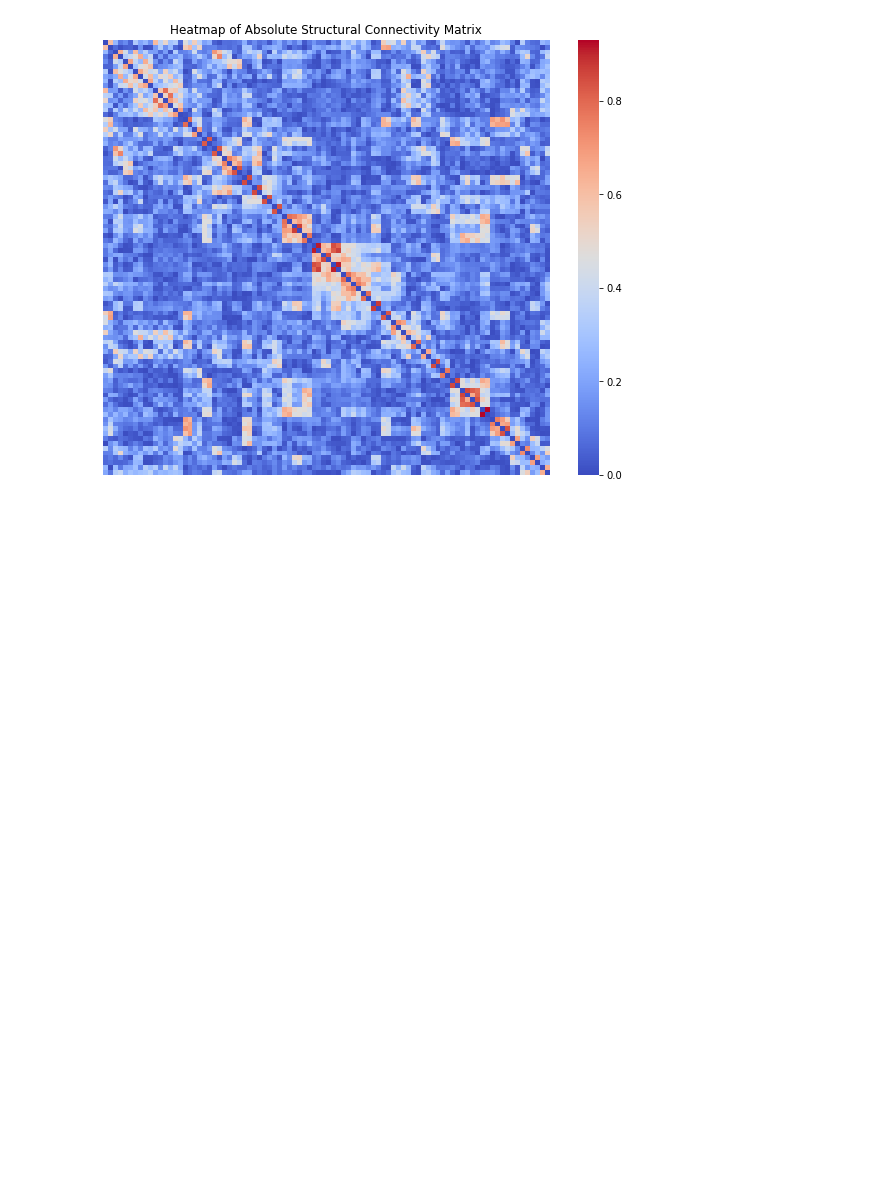
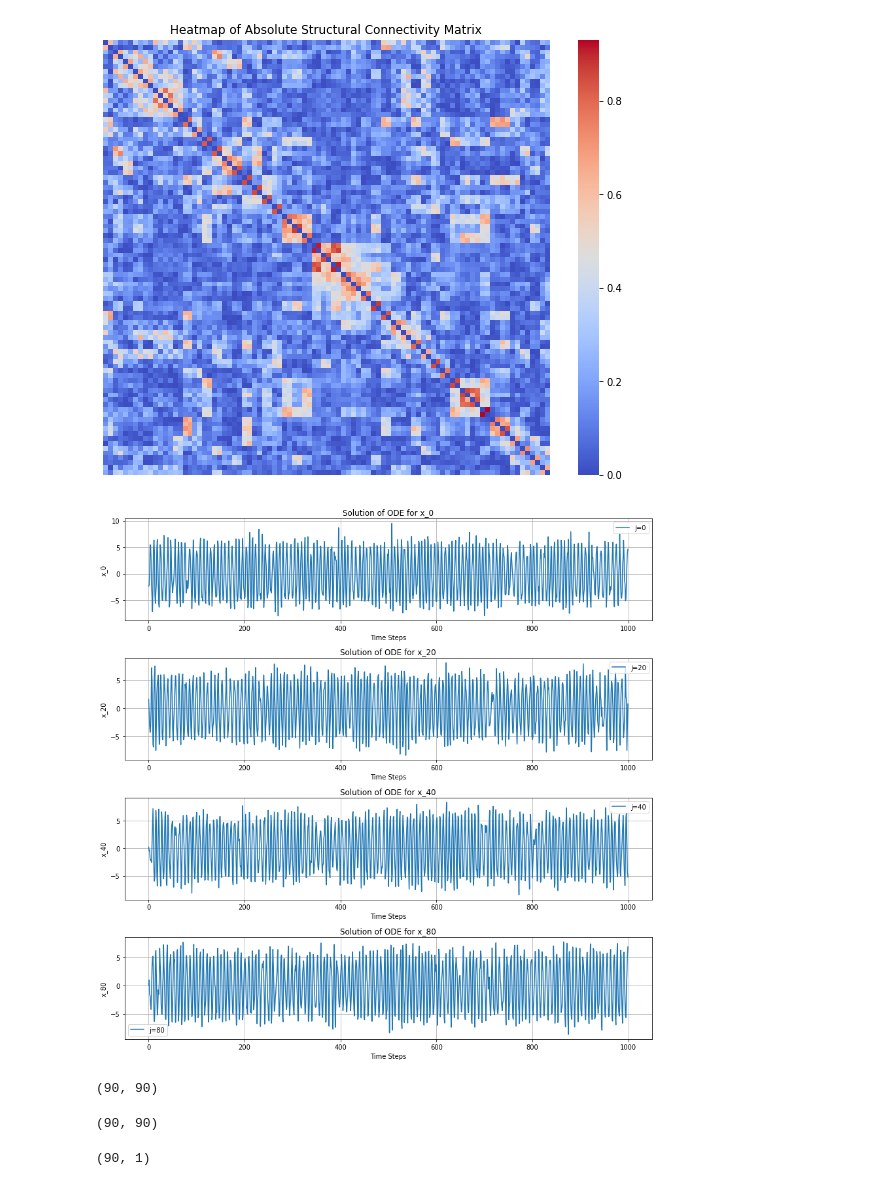
Before and after one commit to shayan823/Deco-Group-1A, a Jupyter notebook: PythonNotebooks/network.ipynb, the cells around one changed output. Drawn from its saved outputs; the diff is of its cells as text; code cells hidden in the pictures; blank space fills up the shorter version.

```diff
--- a/PythonNotebooks/network.ipynb
+++ b/PythonNotebooks/network.ipynb
@@ -4,7 +4,7 @@ import numpy as np
 import matplotlib.pyplot as plt
 import seaborn as sns
 # %%
-mat = loadmat('./references/AAL90/C90.mat')
+mat = loadmat('../references/AAL90/C90.mat')
 mat
 # %% [output]
 {'__header__': b'MATLAB 5.0 MAT-file, Platform: PCWIN64, Created on: Mon Feb  1 19:32:40 2021',
@@ -24,7 +24,7 @@ mat
         [ 2.14137415e-01,  8.99084597e-02,  3.32403756e-01, ...,
           2.82703524e-01,  6.43683833e-01,  0.00000000e+00]])}
 # %%
-data = mat['C']
-data.shape
+C = mat['C']
+C.shape
 # %% [output]
 (90, 90)
@@ -71,0 +115,40 @@ plt.show()
+# %%
+j = np.array([0, 20, 40, 80])
+# %%
+fig, axes = plt.subplots(len(j), 1, figsize=(12, len(j)*3))
+
+for i in range(len(j)):
+    axes[i].plot(x_values[:,j[i]], label=f'j={j[i]}')
+    axes[i].set_xlabel('Time Steps')
+    axes[i].set_ylabel(f'x_{j[i]}')
+    axes[i].set_title(f'Solution of ODE for x_{j[i]}')
+    axes[i].legend()
+    axes[i].grid(True)
+
+plt.tight_layout()
+# %% [output]
+[figure, added]
+# %%
+x0 = 0.5
+y0 = 0.5
+
+num_steps = 200
+# x_values = np.zeros((num_steps, 90))
+# y_values = np.zeros((num_steps, 90))
+C = np.random.rand(90, 90)
+
+x = np.zeros(90)
+y = np.zeros(90)
+
+ans = np.dot(C, (x - x[:, None]))
+ans.shape
+# %% [output]
+(90, 90)
+# %%
+(x - x[:, None]).shape
+# %% [output]
+(90, 90)
+# %%
+x[:, None].shape
+# %% [output]
+(90, 1)
```
Also changed, not shown: parts of 4 cells of this notebook.
